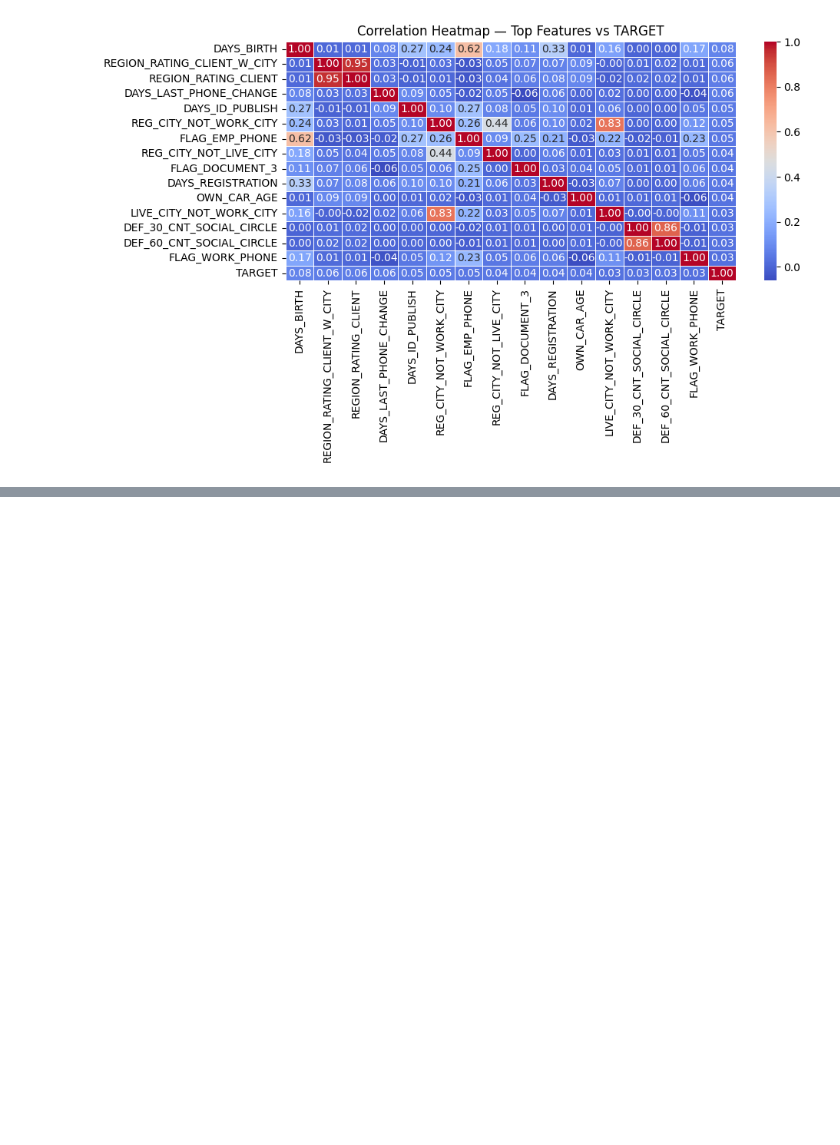
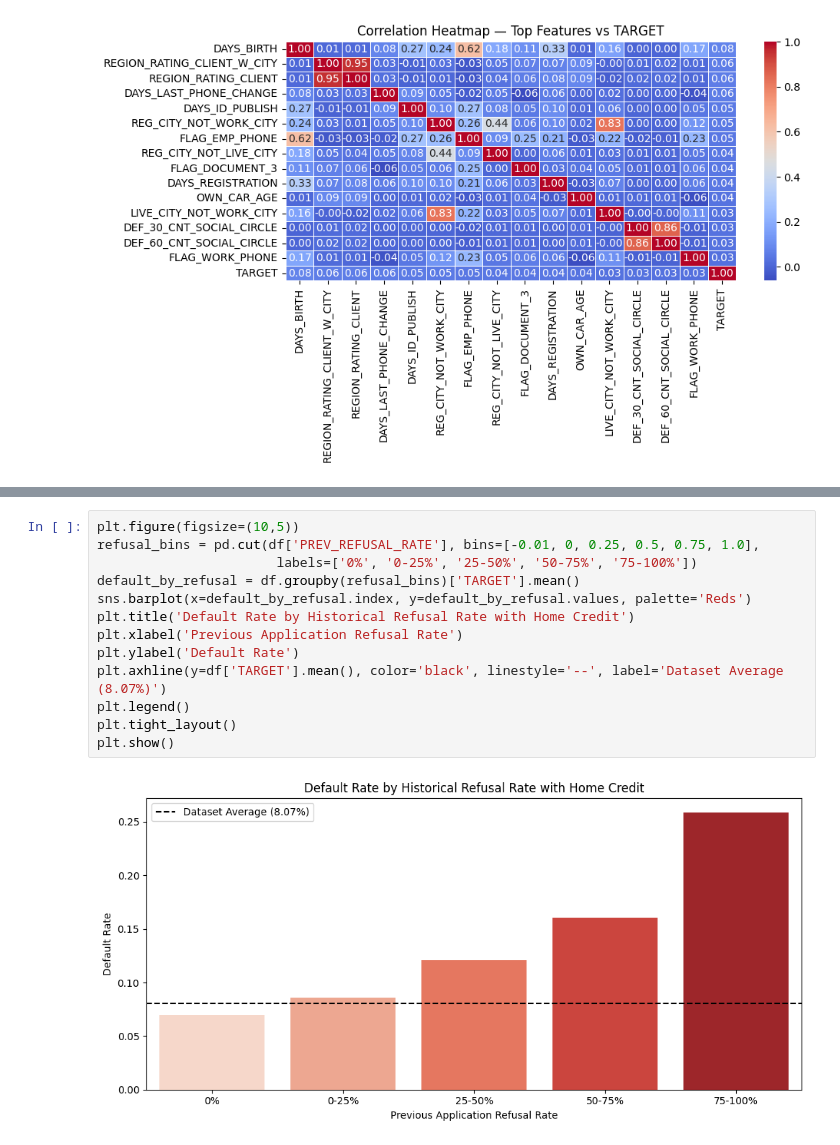
Before and after one commit to aryanparija/Loan-Default-Prediction, a Jupyter notebook: notebooks/01_eda.ipynb, the cells around one changed output, grey strips where cells are left out. Cells and saved outputs as stored; diff of their text form; blank space fills up the shorter version.

Commit message:
add EDA for bureau and previous_application features — refusal rate, thin-file comparison, days-credit distribution, feature correlation summary

```diff
--- a/notebooks/01_eda.ipynb
+++ b/notebooks/01_eda.ipynb
@@ -126,0 +210,15 @@ plt.show()
+# %%
+plt.figure(figsize=(10,5))
+refusal_bins = pd.cut(df['PREV_REFUSAL_RATE'], bins=[-0.01, 0, 0.25, 0.5, 0.75, 1.0],
+                       labels=['0%', '0-25%', '25-50%', '50-75%', '75-100%'])
+default_by_refusal = df.groupby(refusal_bins)['TARGET'].mean()
+sns.barplot(x=default_by_refusal.index, y=default_by_refusal.values, palette='Reds')
+plt.title('Default Rate by Historical Refusal Rate with Home Credit')
+plt.xlabel('Previous Application Refusal Rate')
+plt.ylabel('Default Rate')
+plt.axhline(y=df['TARGET'].mean(), color='black', linestyle='--', label='Dataset Average (8.07%)')
+plt.legend()
+plt.tight_layout()
+plt.show()
+# %% [output]
+[figure, added]
```
Also changed, not shown: parts of 5 cells of this notebook.
